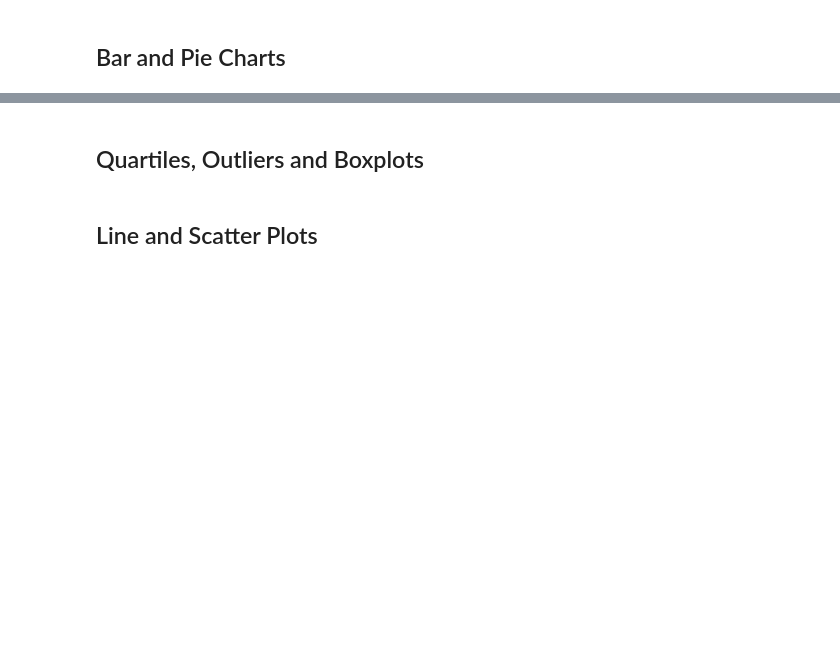
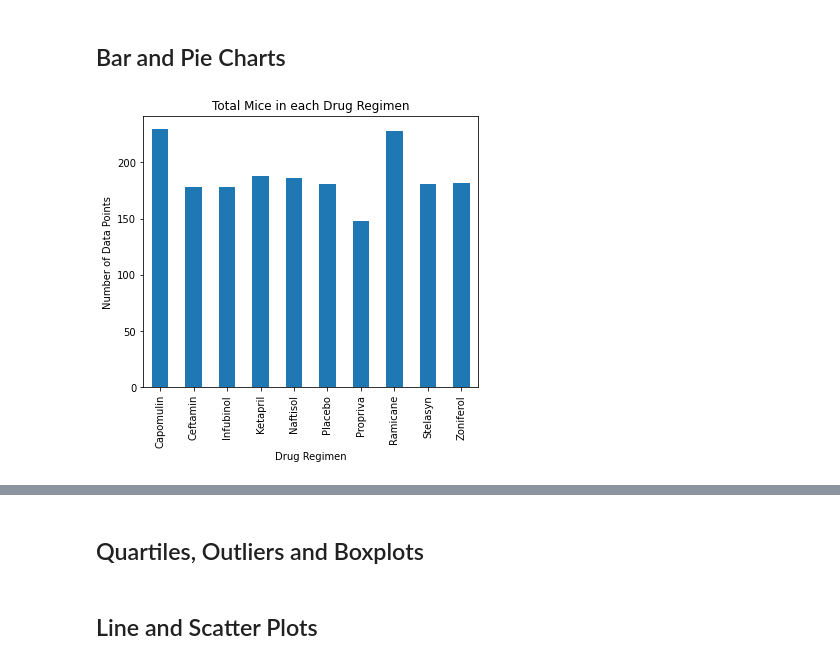
Before and after one commit to siekmeierpaul/matplotlib-challenge, a Jupyter notebook: Pymaceuticals/pymaceuticals_homework.ipynb, the cells around one changed output, grey strips where cells are left out. Saved outputs shown, nothing was run; the diff lists cells and outputs as text; code cells hidden in the pictures; blank space fills up the shorter version.

Commit message:
through pie plot

```diff
--- a/Pymaceuticals/pymaceuticals_homework.ipynb
+++ b/Pymaceuticals/pymaceuticals_homework.ipynb
@@ -70,4 +43,6 @@ study_results
 # %%
 # Get the duplicate mice by ID number that shows up for Mouse ID and Timepoint.
+duplicates_df = mouse_study_df[mouse_study_df.duplicated(['Mouse ID','Timepoint'],keep=False)]
+bad_mouse = duplicates_df['Mouse ID'].unique()[0]
 # %%
 # Optional: Get all the data for the duplicate mouse ID.
@@ -74,4 +62,5 @@ study_results
 # %%
 # Create a clean DataFrame by dropping the duplicate mouse by its ID.
+clean_df = mouse_study_df.loc[mouse_study_df['Mouse ID'] != bad_mouse, :]
 # %%
 # Check the number of mice in the clean DataFrame.
@@ -90,7 +97,16 @@ study_results
 # %%
 # Use Pandas to generate a bar plot showing the total number of mice in each treatment regimen throughout the course of the study.
 
 ## Note: this plot will be identical to the one that uses Pyplot
+regimen_group = clean_df.groupby('Drug Regimen')
+mice_count = regimen_group['Mouse ID'].count()
+
+plt.title("Total Mice in each Drug Regimen")
+plt.ylabel('Number of Data Points')
+mice_count.plot(kind='bar', figsize=(6,5))
+plt.show()
+# %% [output]
+[figure, added]
 # %%
 # Use Pyplot to generate a bar plot showing the total number of mice treatment in each treatment regimen throughout the course of the study.
 
```
Also changed, not shown: parts of 11 cells of this notebook.
